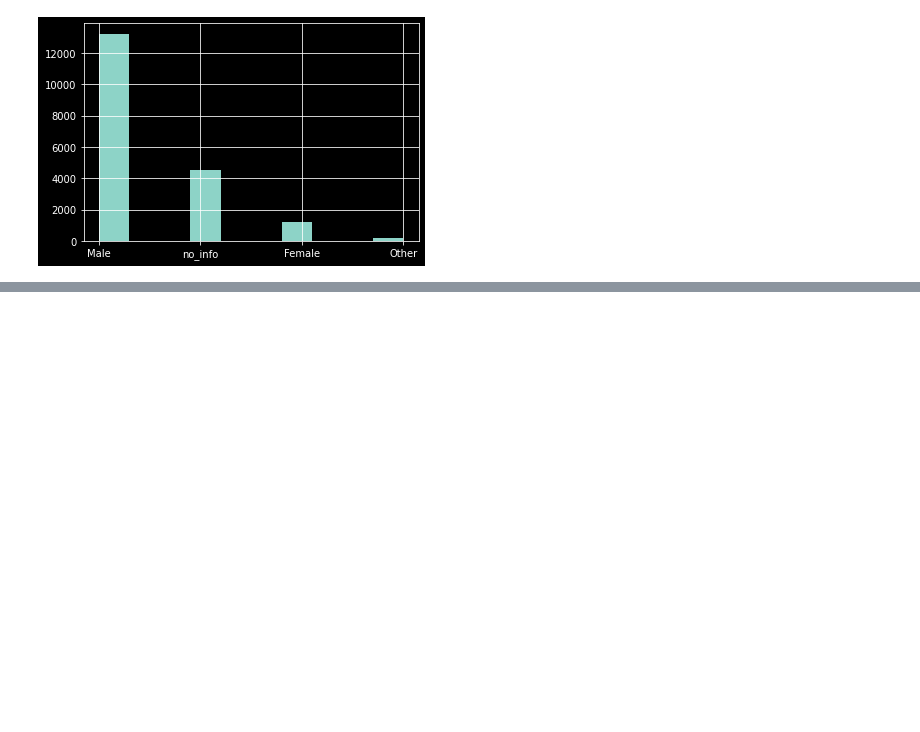
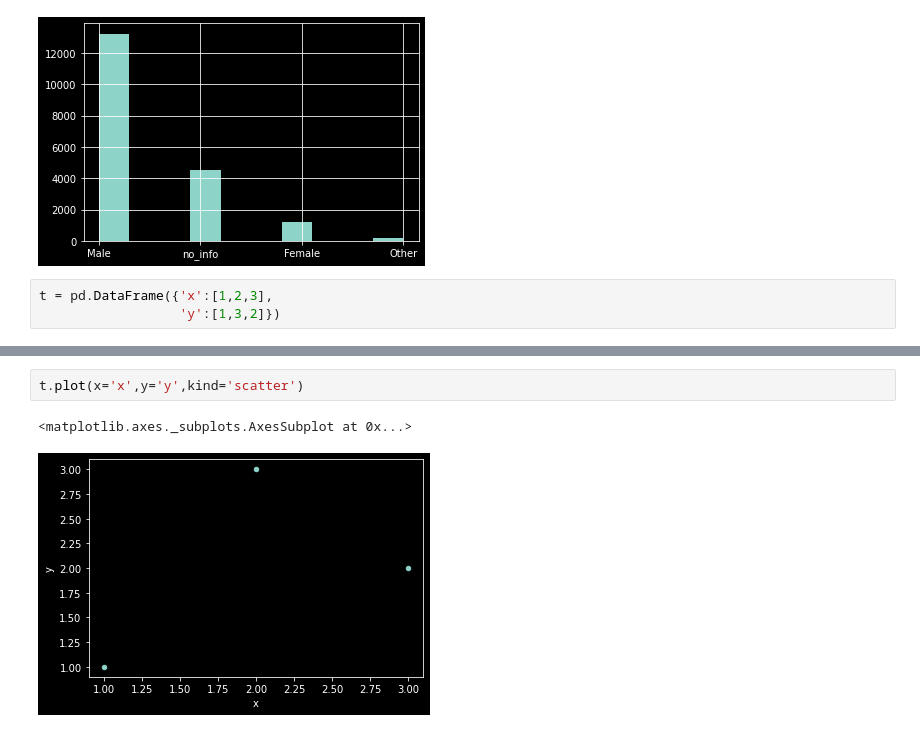
Before and after one commit to probabylity/learning, a Jupyter notebook: pandas_crash.ipynb, the cells around one changed output, grey strips where cells are left out. Cells and saved outputs as stored; diff of their text form; blank space fills up the shorter version.

```diff
--- a/pandas_crash.ipynb
+++ b/pandas_crash.ipynb
@@ -667,3 +667,6 @@ df['gender'].hist()
 # %% [output]
 <matplotlib.axes._subplots.AxesSubplot at 0x...>
 [figure]
+# %%
+t = pd.DataFrame({'x':[1,2,3],
+                  'y':[1,3,2]})
@@ -669,0 +680,5 @@ df['gender'].hist()
+# %%
+t.plot(x='x',y='y',kind='scatter')
+# %% [output]
+<matplotlib.axes._subplots.AxesSubplot at 0x...>
+[figure, added]
```
Also changed, not shown: parts of 26 cells of this notebook.
